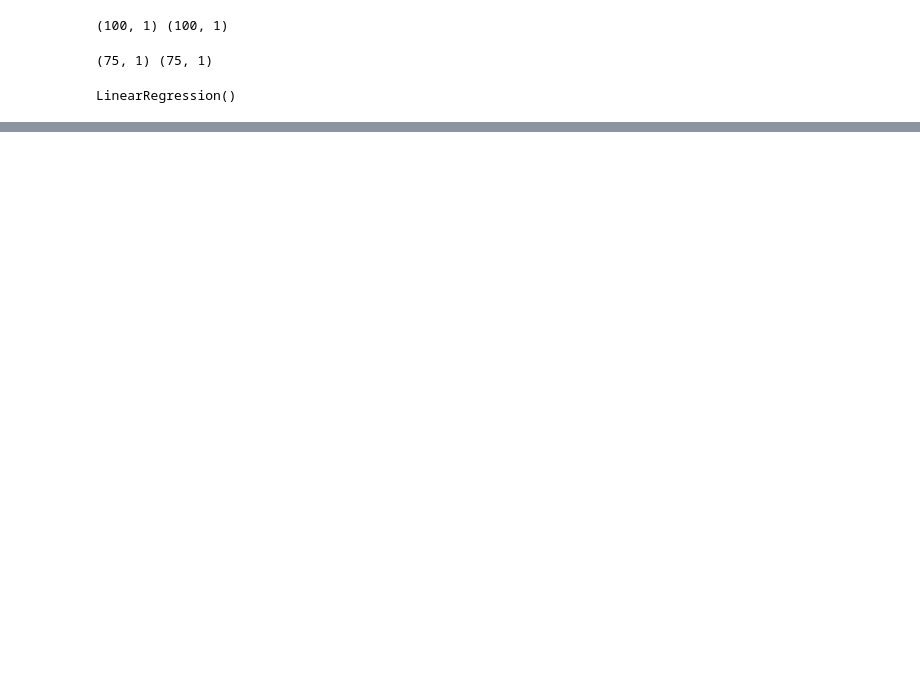
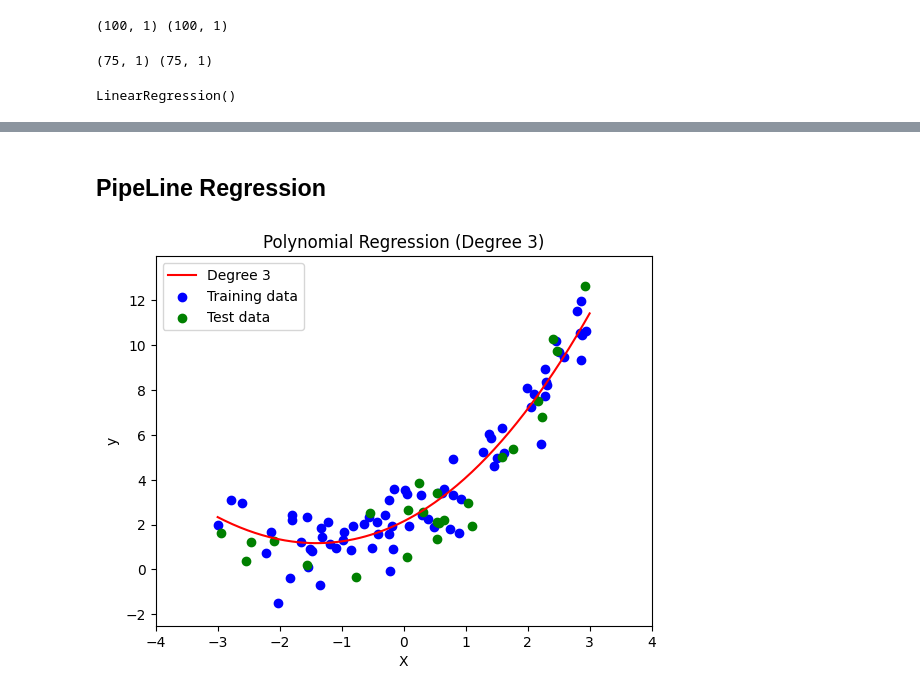
Before and after one commit to Kiritiaajd/MACHINE_LEARNING, a Jupyter notebook: MachineLearningAlgorithms/LineraRegression/Polynomial_regression.ipynb, the cells around one changed output, grey strips where cells are left out. Drawn from its saved outputs; the diff is of its cells as text; code cells hidden in the pictures; blank space fills up the shorter version.

Commit message:
LineraRegression

```diff
--- a/MachineLearningAlgorithms/LineraRegression/Polynomial_regression.ipynb
+++ b/MachineLearningAlgorithms/LineraRegression/Polynomial_regression.ipynb
@@ -110,0 +111,2 @@ Text(0, 0.5, 'y')
+# %% [markdown]
+## PipeLine Regression
@@ -110,0 +115,42 @@ Text(0, 0.5, 'y')
+# %%
+from sklearn.preprocessing import PolynomialFeatures
+from sklearn.linear_model import LinearRegression
+from sklearn.pipeline import Pipeline
+
+
+def poly_regression(X_train, y_train, X_test, y_test, degree):
+    # Generate a range of values for smooth prediction
+    X_new = np.linspace(-3, 3, 200).reshape(200, 1)
+
+    # Define polynomial regression pipeline
+    poly_features = PolynomialFeatures(degree=degree, include_bias=True)
+    lin_reg = LinearRegression()
+    poly_regression = Pipeline([
+        ("poly_features", poly_features),
+        ("lin_reg", lin_reg)
+    ])
+
+    # Fit model on training data
+    poly_regression.fit(X_train, y_train)
+
+    # Predict using the model for smooth curve
+    y_pred_new = poly_regression.predict(X_new)
+
+    # Plot prediction curve
+    plt.plot(X_new, y_pred_new, 'r', label=f"Degree {degree}")
+
+    # Plot training and test data as scatter plots
+    plt.scatter(X_train, y_train, color="blue", label="Training data")
+    plt.scatter(X_test, y_test, color="green", label="Test data")
+
+    # Final plot details
+    plt.legend(loc="upper left")
+    plt.xlabel("X")
+    plt.ylabel("y")
+    plt.axis([-4, 4, np.min(y_train)-1, np.max(y_train)+2])
+    plt.title(f"Polynomial Regression (Degree {degree})")
+    plt.show()
+# %%
+poly_regression(X_train, y_train, X_test, y_test, 3)
+# %% [output]
+[figure, added]
```
Also changed, not shown: parts of 9 cells of this notebook.
